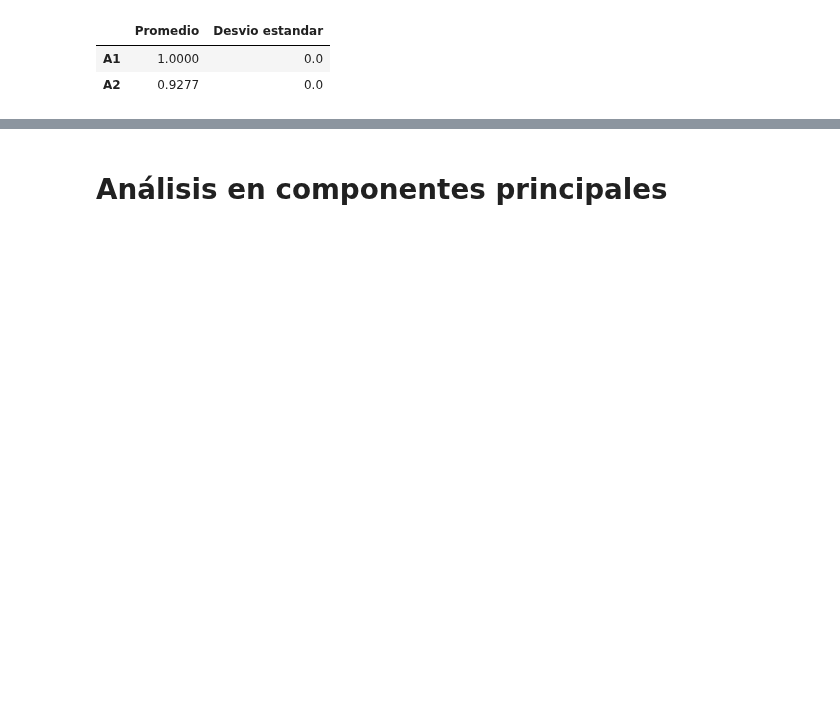
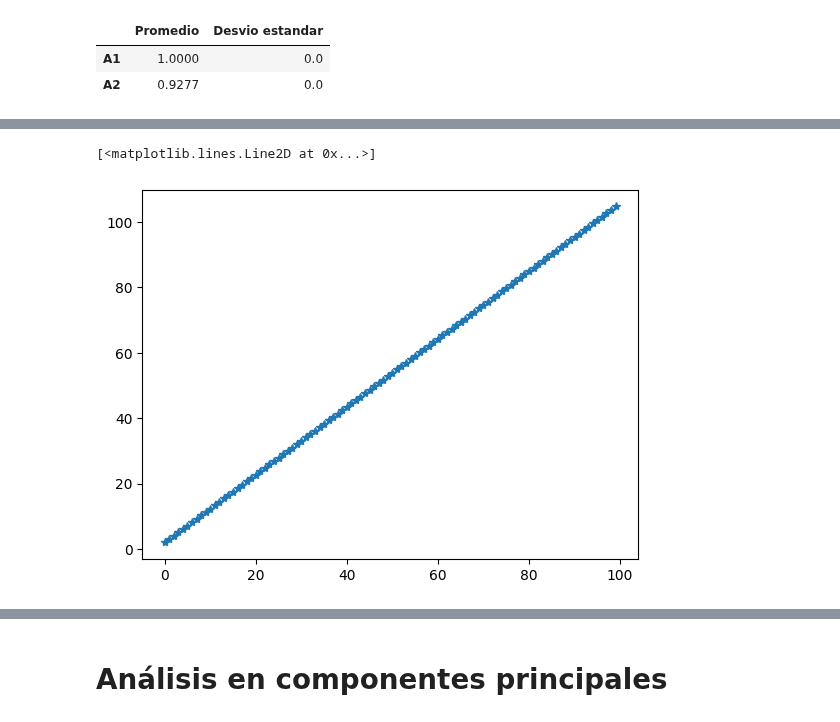
Before and after one commit to evaFomina/ALC_TP, a Jupyter notebook: Tiburones_ALC_TP2.ipynb, the cells around one changed output, grey strips where cells are left out. Drawn from its saved outputs; the diff is of its cells as text; code cells hidden in the pictures; blank space fills up the shorter version.

```diff
--- a/Tiburones_ALC_TP2.ipynb
+++ b/Tiburones_ALC_TP2.ipynb
@@ -387,0 +406,5 @@ plt.plot(arr, l2)
+# %%
+plt.plot(normas_A1_100, "*")
+# %% [output]
+[<matplotlib.lines.Line2D at 0x...>]
+[figure, added]
```
Also changed, not shown: parts of 70 cells of this notebook, 1 other file.
